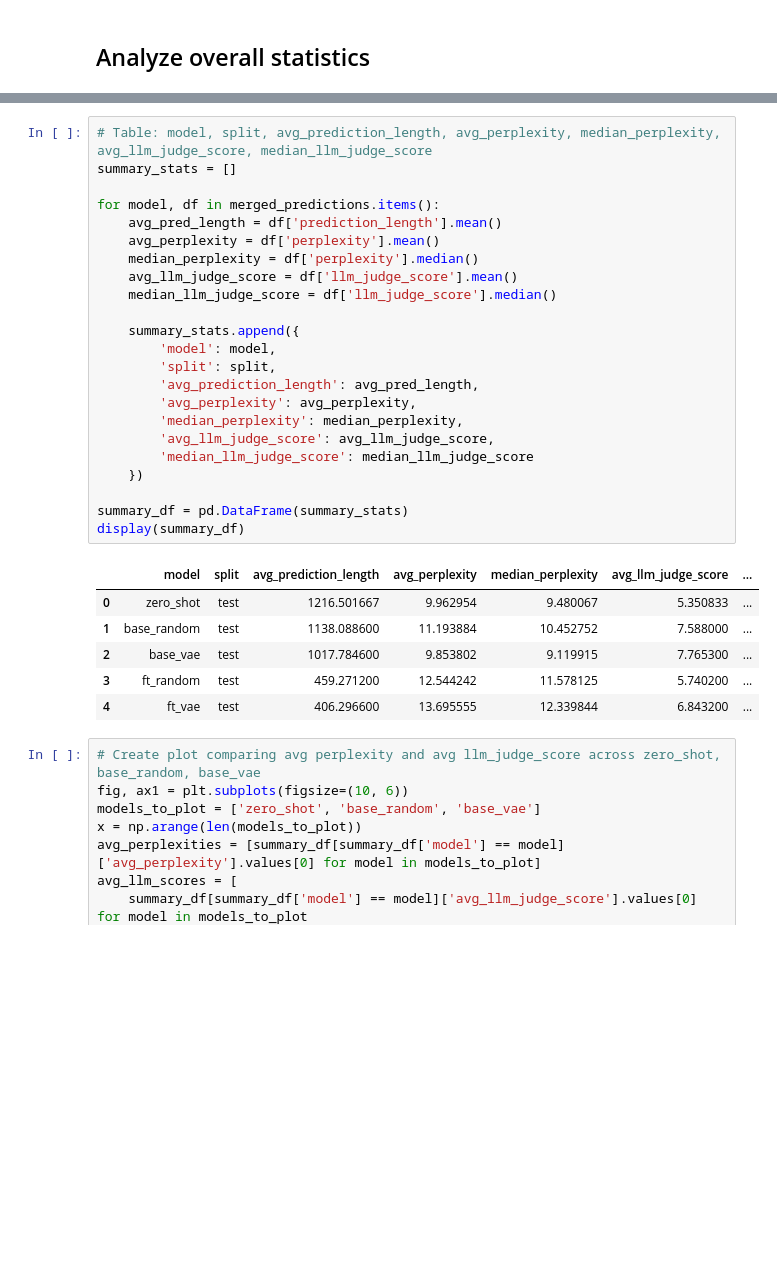
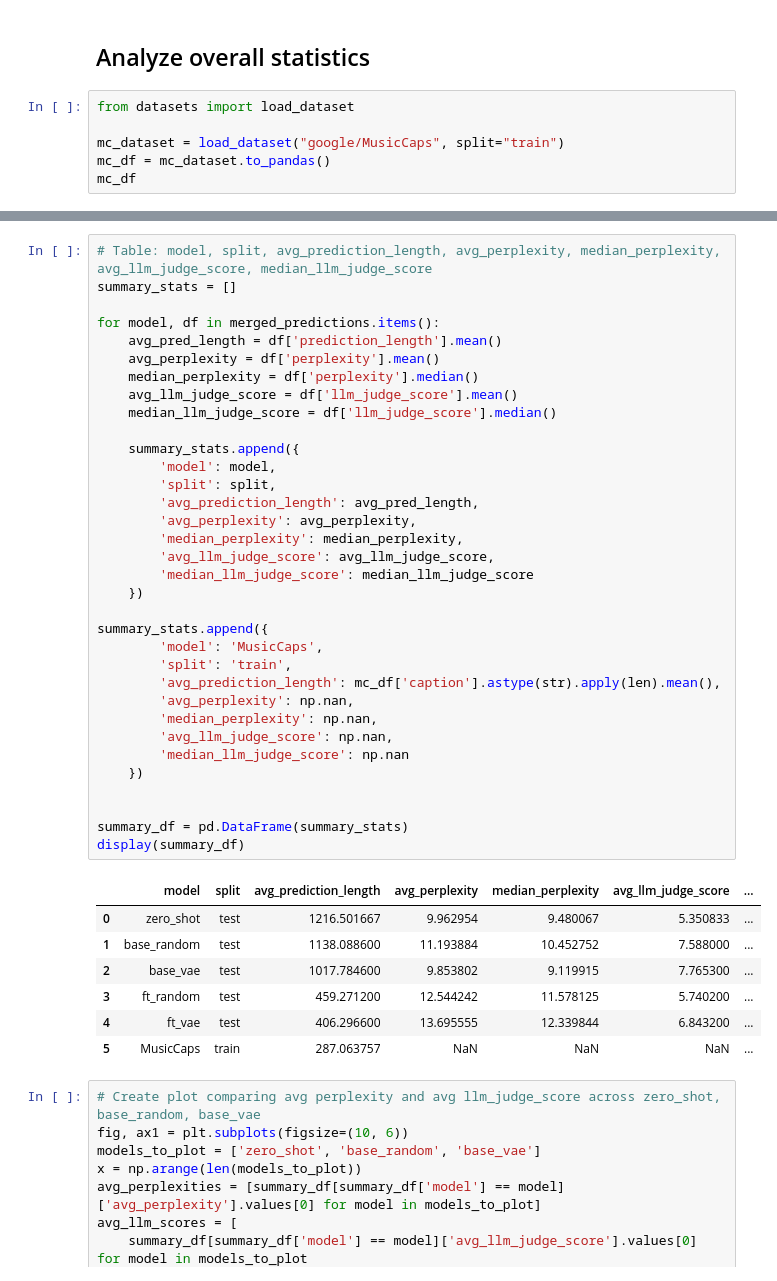
Before and after one commit to BrunoSienkiewicz/ConceptCaps, a Jupyter notebook: notebooks/caption-inference-analysis.ipynb, the cells around one changed output, grey strips where cells are left out. Saved outputs shown, nothing was run; the diff lists cells and outputs as text; blank space fills up the shorter version.

```diff
--- a/notebooks/caption-inference-analysis.ipynb
+++ b/notebooks/caption-inference-analysis.ipynb
@@ -168,3 +168,9 @@ base_vae aspects: ['acoustic drums', 'epic', 'rock', 'slow tempo', 'strings'] ca
 ft_vae aspects: ['acoustic drums', 'epic', 'rock', 'slow tempo', 'strings'] caption: This rock song features a slow tempo. There is an acoustic drum playing a simple beat in common time with strings p ...
 # %% [markdown]
 ## Analyze overall statistics
+# %%
+from datasets import load_dataset
+
+mc_dataset = load_dataset("google/MusicCaps", split="train")
+mc_df = mc_dataset.to_pandas()
+mc_df
@@ -171,33 +191,45 @@ ft_vae aspects: ['acoustic drums', 'epic', 'rock', 'slow tempo', 'strings'] capt
 # %%
 # Table: model, split, avg_prediction_length, avg_perplexity, median_perplexity, avg_llm_judge_score, median_llm_judge_score
 summary_stats = []
 
 for model, df in merged_predictions.items():
     avg_pred_length = df['prediction_length'].mean()
     avg_perplexity = df['perplexity'].mean()
     median_perplexity = df['perplexity'].median()
     avg_llm_judge_score = df['llm_judge_score'].mean()
     median_llm_judge_score = df['llm_judge_score'].median()
 
     summary_stats.append({
         'model': model,
         'split': split,
         'avg_prediction_length': avg_pred_length,
         'avg_perplexity': avg_perplexity,
         'median_perplexity': median_perplexity,
         'avg_llm_judge_score': avg_llm_judge_score,
         'median_llm_judge_score': median_llm_judge_score
     })
 
+summary_stats.append({
+        'model': 'MusicCaps',
+        'split': 'train',
+        'avg_prediction_length': mc_df['caption'].astype(str).apply(len).mean(),
+        'avg_perplexity': np.nan,
+        'median_perplexity': np.nan,
+        'avg_llm_judge_score': np.nan,
+        'median_llm_judge_score': np.nan
+    })
+
+
 summary_df = pd.DataFrame(summary_stats)
 display(summary_df)
 # %% [output]
 |  | model | split | avg_prediction_length | avg_perplexity | median_perplexity | avg_llm_judge_score | ... |
 | 0 | zero_shot | test | 1216.501667 | 9.962954 | 9.480067 | 5.350833 | ... |
 | 1 | base_random | test | 1138.088600 | 11.193884 | 10.452752 | 7.588000 | ... |
 | 2 | base_vae | test | 1017.784600 | 9.853802 | 9.119915 | 7.765300 | ... |
 | 3 | ft_random | test | 459.271200 | 12.544242 | 11.578125 | 5.740200 | ... |
 | 4 | ft_vae | test | 406.296600 | 13.695555 | 12.339844 | 6.843200 | ... |
+| 5 | MusicCaps | train | 287.063757 | NaN | NaN | NaN | ... |
 # %%
 # Create plot comparing avg perplexity and avg llm_judge_score across zero_shot, base_random, base_vae
 fig, ax1 = plt.subplots(figsize=(10, 6))
```
Also changed, not shown: parts of 7 cells of this notebook, 8 other files.
